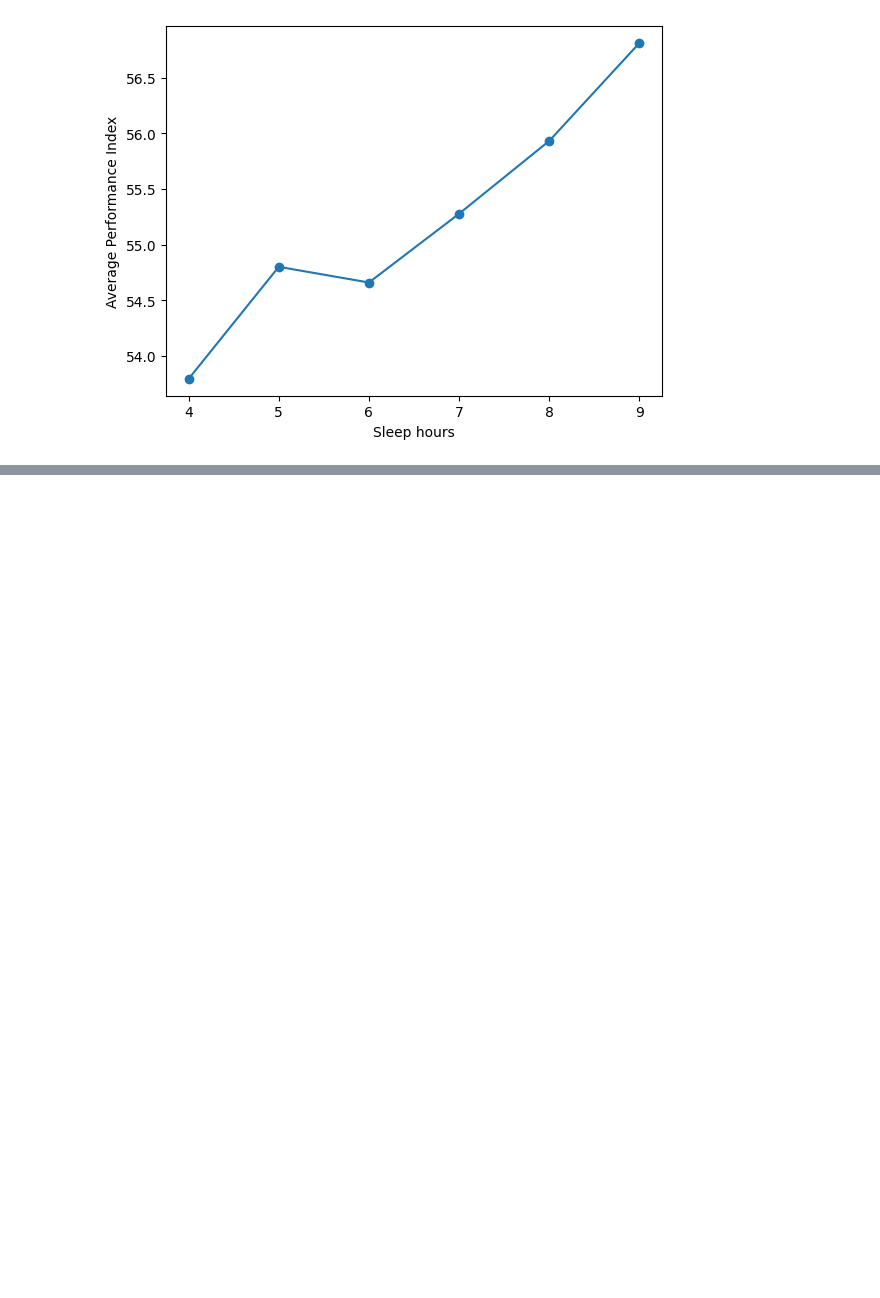
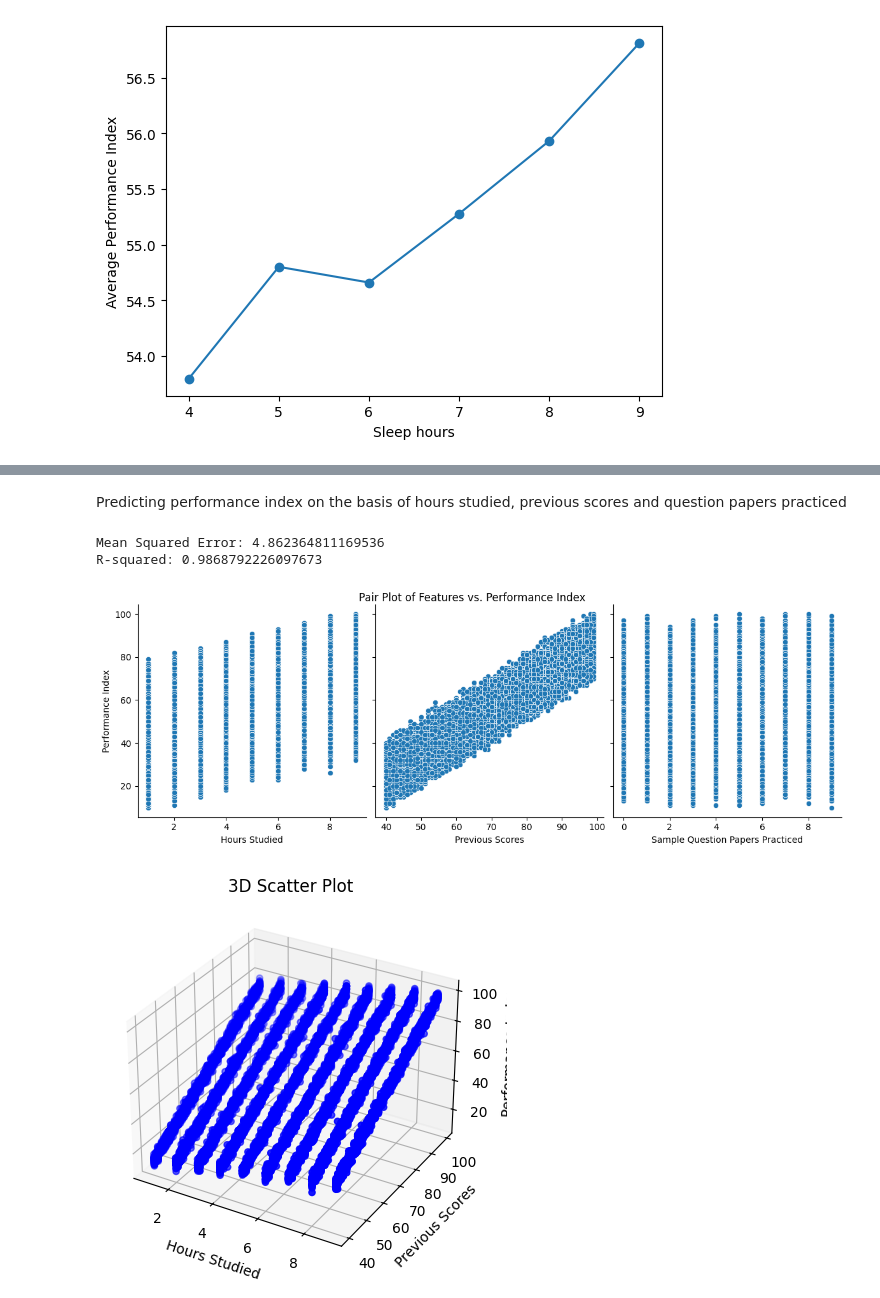
Before and after one commit to techcsispit/Student-Performance, a Jupyter notebook: Student performance.ipynb, the cells around one changed output, grey strips where cells are left out. Drawn from its saved outputs; the diff is of its cells as text; code cells hidden in the pictures; blank space fills up the shorter version.

```diff
--- a/Student performance.ipynb
+++ b/Student performance.ipynb
@@ -126,0 +167,53 @@ Text(0, 0.5, 'Average Performance Index')
+# %% [markdown]
+Predicting performance index on the basis of hours studied, previous scores and question papers practiced
+# %%
+#Loading the data sets in model
+df = df.dropna()
+X = df[['Hours Studied', 'Previous Scores', 'Sample Question Papers Practiced']]
+y = df['Performance Index']
+
+#Splitting the data set in testing and training data sets
+X_train, X_test, y_train, y_test = train_test_split(X, y, test_size=0.2, random_state=42)
+
+#Loading the data sets in model
+model = LinearRegression()
+model.fit(X_train, y_train)
+y_pred = model.predict(X_test)
+
+#Evaluating the model
+mse = mean_squared_error(y_test, y_pred)
+r2 = r2_score(y_test, y_pred)
+print("Mean Squared Error:", mse)
+print("R-squared:", r2)
+
+#Thus, if we consider multiple factors, we get an accuracy of over 95.2% and a deviation of 0.014%
+
+#Visualizing
+sns.pairplot(df, x_vars=['Hours Studied', 'Previous Scores', 'Sample Question Papers Practiced'], y_vars='Performance Index', height=4, aspect=1, kind='scatter')
+plt.suptitle("Pair Plot of Features vs. Performance Index", y=1.02)
+plt.show()
+
+
+from mpl_toolkits.mplot3d import Axes3D
+import matplotlib.pyplot as plt
+
+fig = plt.figure() #3D plot
+ax = fig.add_subplot(111, projection='3d')
+ax.scatter(df['Hours Studied'], df['Previous Scores'], df['Performance Index'], c='blue', marker='o')
+ax.set_xlabel('Hours Studied')
+ax.set_ylabel('Previous Scores')
+ax.set_zlabel('Performance Index')
+plt.title("3D Scatter Plot")
+plt.show()
+
+plt.scatter(y_test, y_pred)
+plt.plot([y_test.min(), y_test.max()], [y_test.min(), y_test.max()], '--', color='orange')
+plt.xlabel("Actual Performance Index")
+plt.ylabel("Predicted Performance Index")
+plt.title("Actual vs Predicted Performance Index")
+plt.show()
+# %% [output]
+Mean Squared Error: 4.862364811169536
+R-squared: 0.9868792226097673
+[figure, added]
+[figure, added]
```
Also changed, not shown: parts of 8 cells of this notebook.
